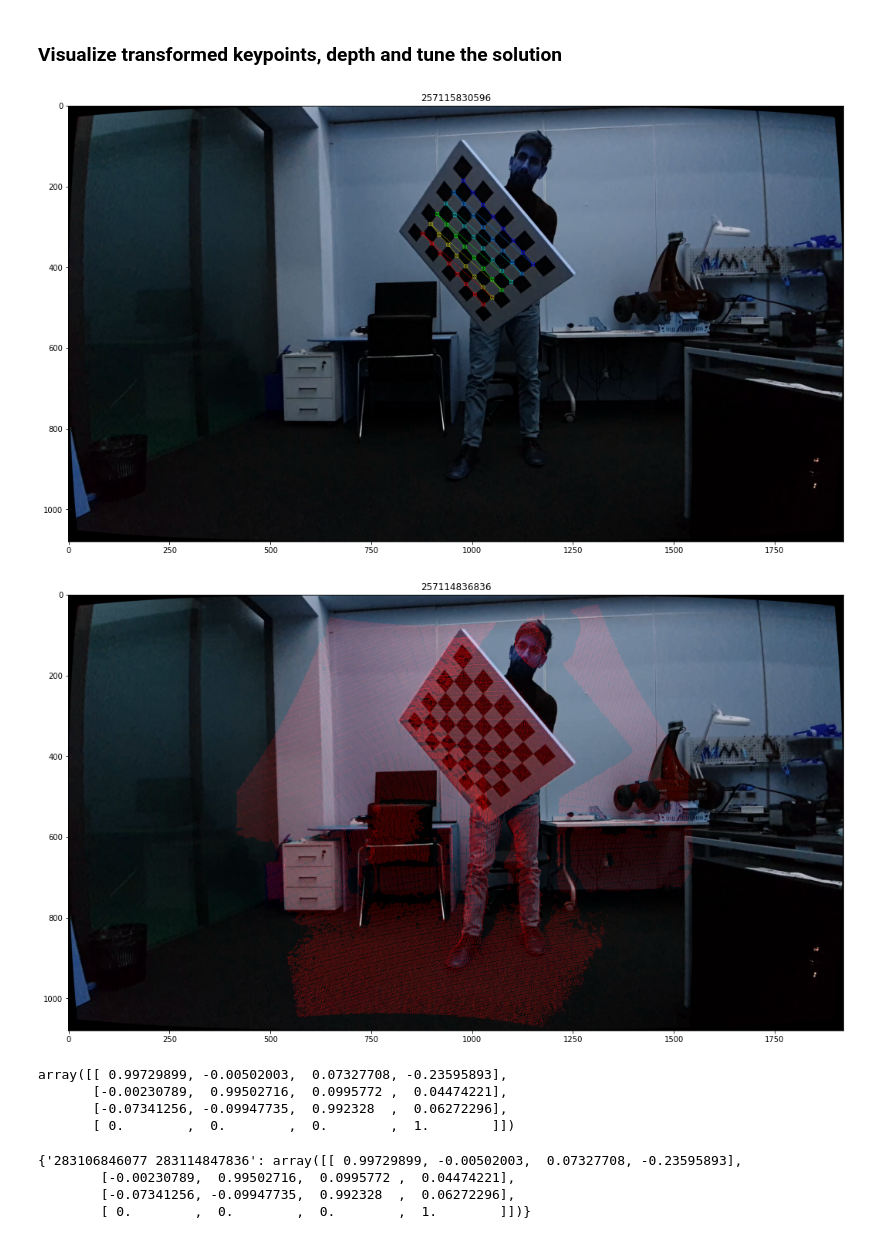
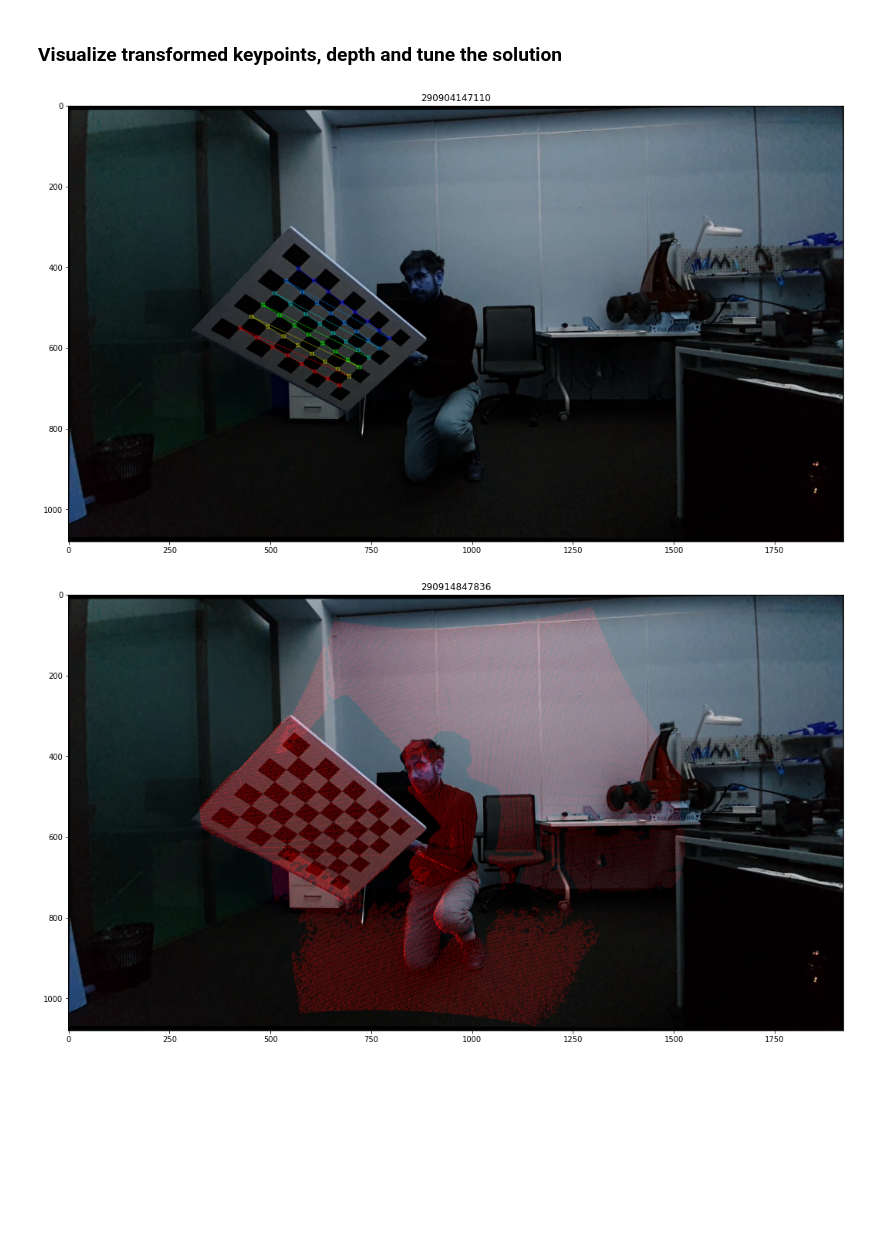
Before and after one commit to Marselka/CalibrationProject, a Jupyter notebook: azure_s10_extrinsics_calibration.ipynb, the cells around one changed output. Drawn from its saved outputs; the diff is of its cells as text; code cells hidden in the pictures; blank space fills up the shorter version.

Commit message:
Update for extrinsics calibration for azure-s10: Joint optimization of F and translation magnitude.

```diff
--- a/azure_s10_extrinsics_calibration.ipynb
+++ b/azure_s10_extrinsics_calibration.ipynb
@@ -108,8 +127,8 @@ plot_figures({check_s10_key: draw_chessboard_corners(s10_images[check_s10_key],
 s10_chess = {}
 
 for ts in d_s10_timestamps:
-    scene_points, loc_kp = s10_detections[ts + img_ext]
-    success, r, t = cv.solvePnP(scene_points, loc_kp, s10_undist_intrinsics, None, flags=cv.SOLVEPNP_IPPE)
+    scene_points, kp = s10_detections[ts + img_ext]
+    success, r, t = cv.solvePnP(scene_points, kp, s10_undist_intrinsics, None, flags=cv.SOLVEPNP_IPPE)
 
     if success:
         dS = np.zeros((4, 4))
@@ -254,0 +358,9 @@ Avg. epipolar distance:  1.2592235220331833
+# %%
+# Select pairs with the lowest re-projection error. In general, should be less than 1 px
+# It may also be that only one pair gives the best results
+
+select_idx = [0]
+selected_idx = best_t_norm_idx[select_idx]
+
+print("Selected best idx:", selected_idx)
+print("Selected avg. norm:", t_norm[selected_idx])
@@ -254,0 +370,15 @@ Avg. epipolar distance:  1.2592235220331833
+# %%
+# Jointly optimize best pairs for both F and translation scale
+
+print("F optimization")
+
+T_opt = optimize_pose_lm(T_init, kp1[selected_idx], kp2[selected_idx],
+                         K1[selected_idx], K2[selected_idx], True)
+
+print(T_opt, end='\n\n')
+
+print("t optimization")
+
+T_opt, _ = optimize_translation_lm(T_opt, local_kp1[selected_idx], kp2[selected_idx], K2[selected_idx], True)
+
+print(T_opt)
@@ -276,42 +418,24 @@ tuned_extrinsics = {}
 # Transform all depth measurements to a point cloud
 azure_pcd_depths = pointcloudify_depths(azure_depths, azure_undist_intrinsics)
 # %%
-T_idx = 9
-
-key_opt = list(opt_extrinsics.keys())[T_idx]
-T_opt = opt_extrinsics[key_opt]
-
-# As F is known up to a scale factor the exact magnitude of the translation is unknown and
-# it has to be tuned manually by changing the factor below
-
-T_tuned = np.copy(T_opt)
-T_tuned[:3, 3] = -0.323 * T_tuned[:3, 3]
-
 # Keypoints should be well aligned with their respective locations on multiple images
 
-idx = 7
+idx = 44
 
 check_azure_key, check_s10_key = d_azure_timestamps[idx], d_s10_timestamps[idx]
 
-check_azure_chess = to_cartesian((T_tuned @ to_homogeneous(azure_chess[check_azure_key]).transpose()).transpose())
+check_azure_chess = to_cartesian((T_opt @ to_homogeneous(azure_chess[check_azure_key]).transpose()).transpose())
 
 plot_projected_keypoints(s10_images[check_s10_key + img_ext], check_azure_chess,
                          s10_undist_intrinsics, check_s10_key, pattern_size, fig_size=(18, 18), normalize=True)
 # %% [output]
-[figure, old version]
+[figure, new version]
 # %%
 # Transform pointcloudified depth from azure to s10 system of coordinates and visualize it as a final check
 
 check_azure_pcd = azure_pcd_depths[check_azure_key + depth_ext]
-check_azure_pcd = to_cartesian((T_tuned @ to_homogeneous(check_azure_pcd).transpose()).transpose())
+check_azure_pcd = to_cartesian((T_opt @ to_homogeneous(check_azure_pcd).transpose()).transpose())
 
 plot_projected_pcd(s10_images[check_s10_key + img_ext], check_azure_pcd, s10_undist_intrinsics, check_azure_key)
 # %% [output]
-[figure, old version]
+[figure, new version]
-# %%
-T_tuned
-# %% [output]
-array([[ 0.99729899, -0.00502003,  0.07327708, -0.23595893],
-       [-0.00230789,  0.99502716,  0.0995772 ,  0.04474221],
-       [-0.07341256, -0.09947735,  0.992328  ,  0.06272296],
-       [ 0.        ,  0.        ,  0.        ,  1.        ]])
@@ -321,8 +442 @@ tuned_extrinsics[key_opt] = T_tuned
-# %%
-tuned_extrinsics
-# %% [output]
-{'283106846077 283114847836': array([[ 0.99729899, -0.00502003,  0.07327708, -0.23595893],
-        [-0.00230789,  0.99502716,  0.0995772 ,  0.04474221],
-        [-0.07341256, -0.09947735,  0.992328  ,  0.06272296],
-        [ 0.        ,  0.        ,  0.        ,  1.        ]])}
 # %%
```
Also changed, not shown: parts of 29 cells of this notebook, 3 other files.
